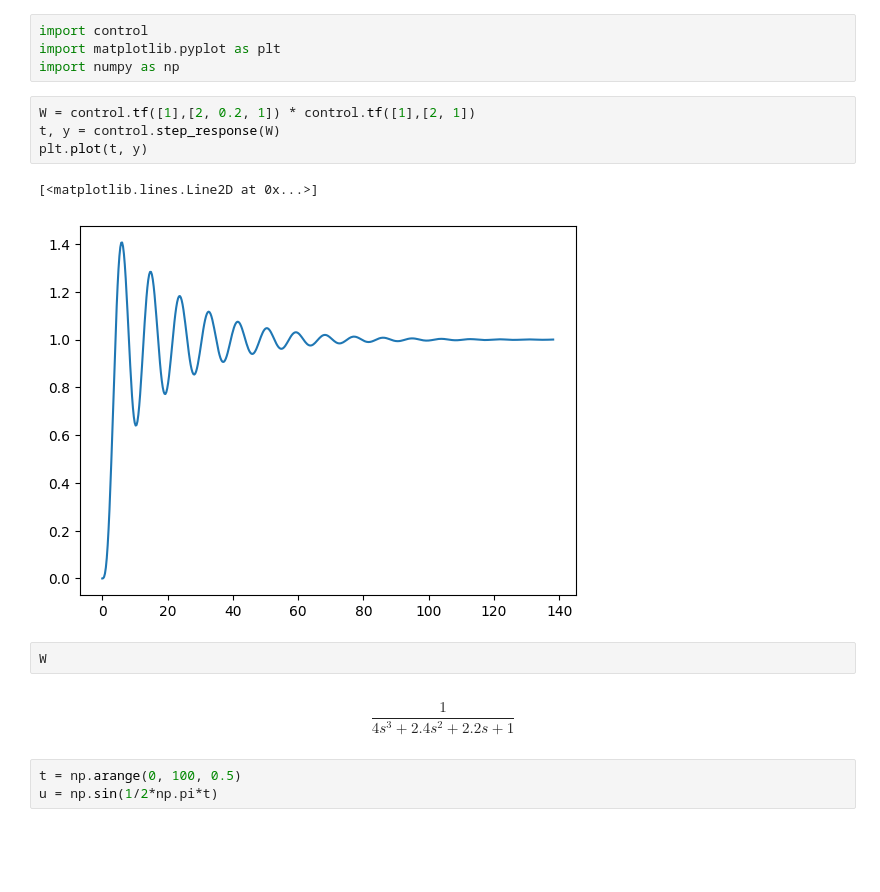
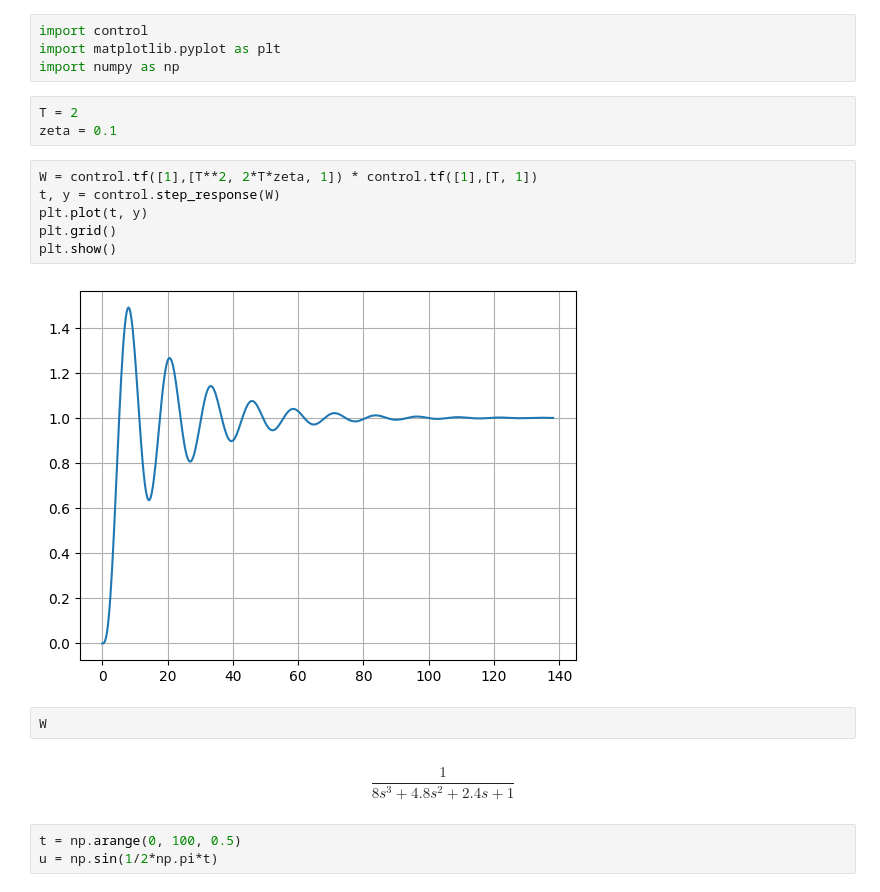
Before and after one commit to TAUforPython/BaseControlTheory, a Jupyter notebook: базовые_инструменты_ТАУ.ipynb, the cells around one changed output. Cells and saved outputs as stored; diff of their text form; blank space fills up the shorter version.

```diff
--- a/базовые_инструменты_ТАУ.ipynb
+++ b/базовые_инструменты_ТАУ.ipynb
@@ -395,17 +395,21 @@ Successfully installed control-0.9.4
 import control
 import matplotlib.pyplot as plt
 import numpy as np
+# %%
+T = 2
+zeta = 0.1
 # %%
-W = control.tf([1],[2, 0.2, 1]) * control.tf([1],[2, 1])
+W = control.tf([1],[T**2, 2*T*zeta, 1]) * control.tf([1],[T, 1])
 t, y = control.step_response(W)
 plt.plot(t, y)
+plt.grid()
+plt.show()
 # %% [output]
-[<matplotlib.lines.Line2D at 0x...>]
-[figure, old version]
+[figure, new version]
 # %%
 W
 # %% [output]
-$$\frac{1}{4 s^3 + 2.4 s^2 + 2.2 s + 1}$$
+$$\frac{1}{8 s^3 + 4.8 s^2 + 2.4 s + 1}$$
 # %%
 t = np.arange(0, 100, 0.5)
 u = np.sin(1/2*np.pi*t)
```
Also changed, not shown: parts of 31 cells of this notebook.
